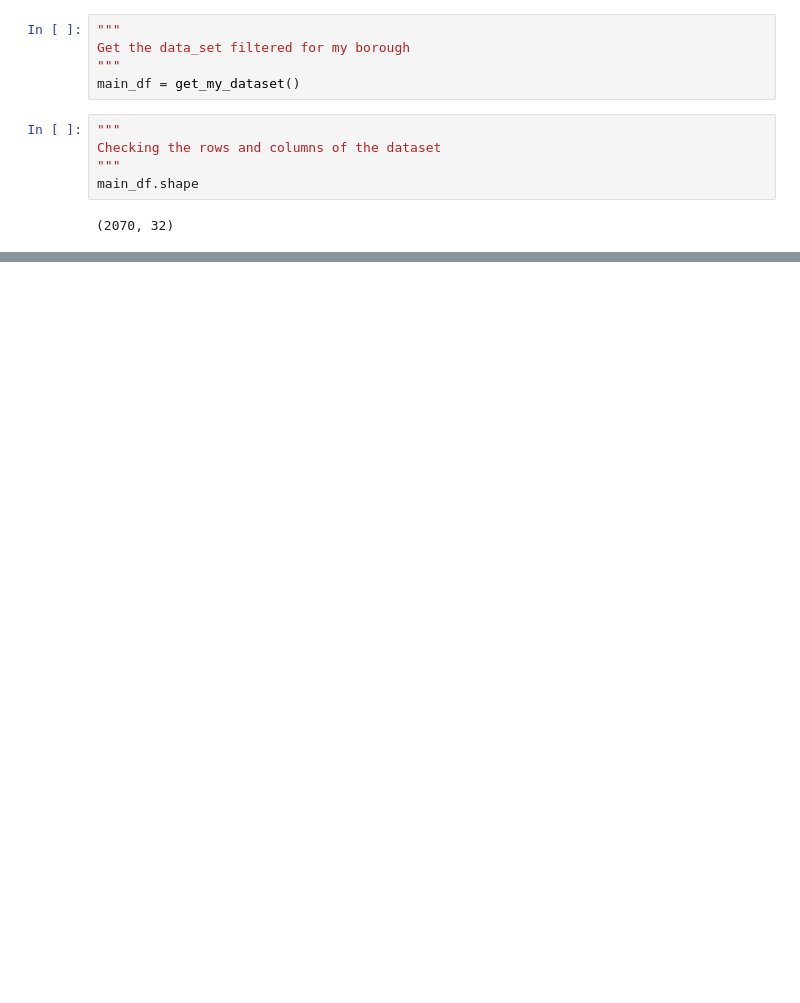
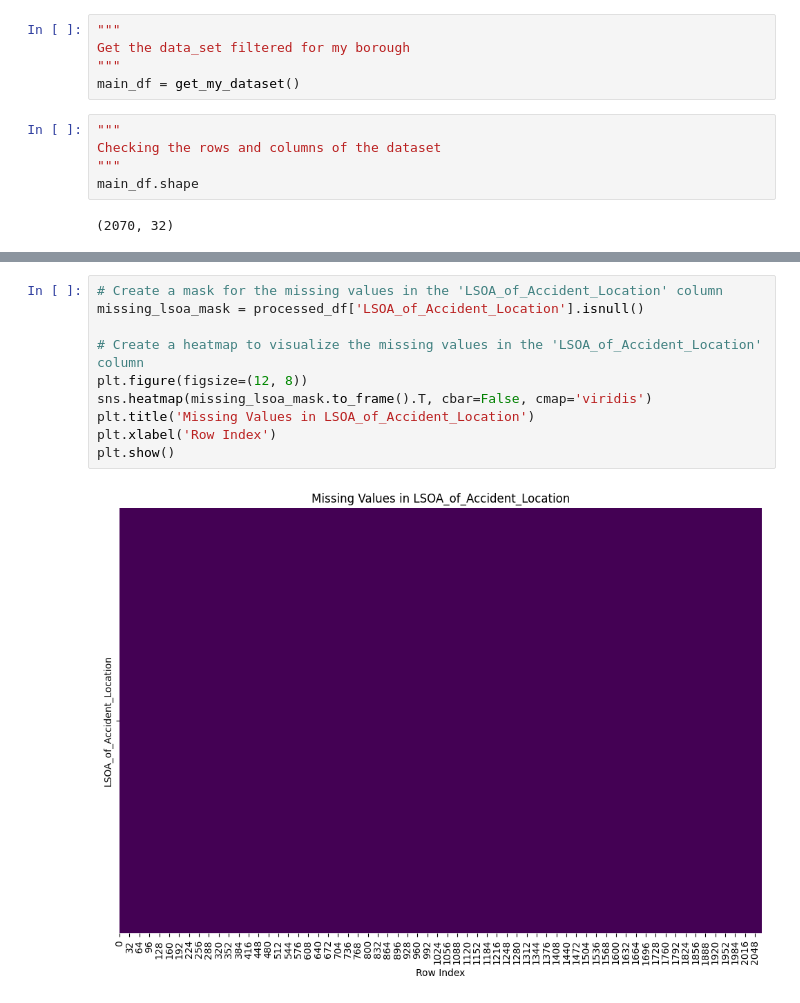
Before and after one commit to christopherjude/data-mining, a Jupyter notebook: accidents.ipynb, the cells around one changed output, grey strips where cells are left out. Saved outputs shown, nothing was run; the diff lists cells and outputs as text; blank space fills up the shorter version.

```diff
--- a/accidents.ipynb
+++ b/accidents.ipynb
@@ -98,3 +129,15 @@ dtype: int64
+# %%
+# Create a mask for the missing values in the 'LSOA_of_Accident_Location' column
+missing_lsoa_mask = processed_df['LSOA_of_Accident_Location'].isnull()
+
+# Create a heatmap to visualize the missing values in the 'LSOA_of_Accident_Location' column
+plt.figure(figsize=(12, 8))
+sns.heatmap(missing_lsoa_mask.to_frame().T, cbar=False, cmap='viridis')
+plt.title('Missing Values in LSOA_of_Accident_Location')
+plt.xlabel('Row Index')
+plt.show()
+# %% [output]
+[figure, added]
 # %%
 mode_value = processed_df['LSOA_of_Accident_Location'].mode()[0]
 processed_df['LSOA_of_Accident_Location'].fillna(mode_value)
```
Also changed, not shown: parts of 8 cells of this notebook, 1 other file.
